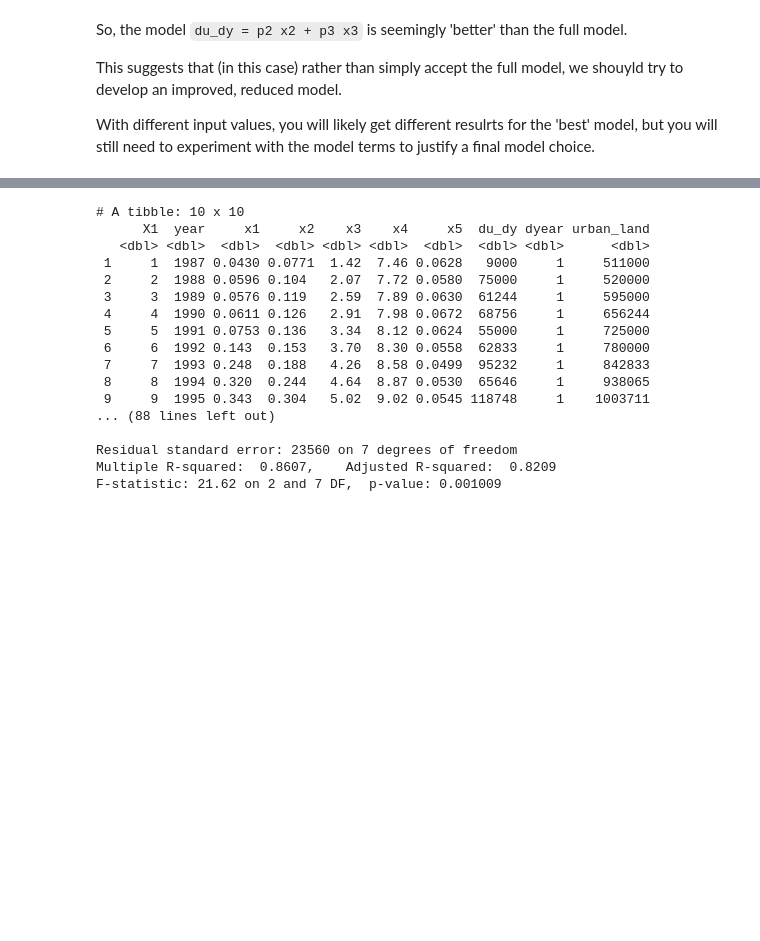
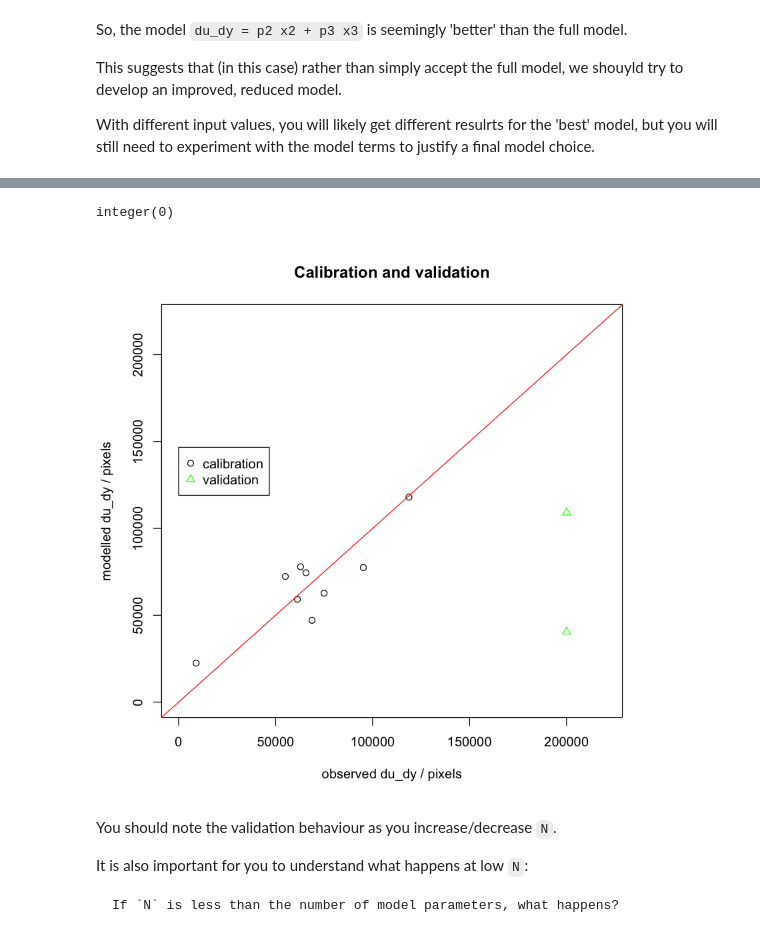
Before and after one commit to profLewis/GEOG0027_Coursework, a Jupyter notebook: docs/2021_UrbanModel.ipynb, the cells around one changed output, grey strips where cells are left out. Saved outputs shown, nothing was run; the diff lists cells and outputs as text; code cells hidden in the pictures; blank space fills up the shorter version.

```diff
--- a/docs/2021_UrbanModel.ipynb
+++ b/docs/2021_UrbanModel.ipynb
@@ -611,44 +577,35 @@ title('Validation (testing)')
-# %%
-%%R
-
-#########################
-#
-# What if we used fewer data points?
-#
-#########################
-count <- 10
-
-# loop over count years
-for (y0 in seq(first(model_data$year),last(model_data$year)-count,1)){
-    years <- seq(y0,y0+count-1)
-    sub = model_data[model_data$year %in% years,]
-    fits <- lm(du_dy ~ x2 + x5  , data=sub)
-
-
-    print(sub)
-    print(fits$coefficients)
-    print(summary(fits))
-}
-
-#fit <- lm(du_dy ~ x1 + x2 + x3 + x4 + x5, data=model_data)
-
-
-#c(array(fit$coefficients))
-# %% [output]
-# A tibble: 10 x 10
-      X1  year     x1     x2    x3    x4     x5  du_dy dyear urban_land
-   <dbl> <dbl>  <dbl>  <dbl> <dbl> <dbl>  <dbl>  <dbl> <dbl>      <dbl>
- 1     1  1987 0.0430 0.0771  1.42  7.46 0.0628   9000     1     511000
- 2     2  1988 0.0596 0.104   2.07  7.72 0.0580  75000     1     520000
- 3     3  1989 0.0576 0.119   2.59  7.89 0.0630  61244     1     595000
- 4     4  1990 0.0611 0.126   2.91  7.98 0.0672  68756     1     656244
- 5     5  1991 0.0753 0.136   3.34  8.12 0.0624  55000     1     725000
- 6     6  1992 0.143  0.153   3.70  8.30 0.0558  62833     1     780000
- 7     7  1993 0.248  0.188   4.26  8.58 0.0499  95232     1     842833
- 8     8  1994 0.320  0.244   4.64  8.87 0.0530  65646     1     938065
- 9     9  1995 0.343  0.304   5.02  9.02 0.0545 118748     1    1003711
-... (88 lines left out)
-
-Residual standard error: 23560 on 7 degrees of freedom
-Multiple R-squared:  0.8607,    Adjusted R-squared:  0.8209
-F-statistic: 21.62 on 2 and 7 DF,  p-value: 0.001009
+# %%
+# N needs to be *at least* the number
+# of parameters + 1 and more like 2 x
+# the number of parameters or more
+N = 9
+# get subset
+sub <- subber(N,model_data)
+
+# training
+train_du_dy <- predict(sub$fits, sub$train)
+
+# validation
+test_du_dy <- predict(sub$fits, sub$test)
+
+# max value for plotting
+m = max(c(train_du_dy,test_du_dy,sub$train$du_dy,sub$test$du_dy))
+
+# plotting in R
+plot(sub$train$du_dy,train_du_dy
+     ,xlim=c(0,m),ylim=c(0,m)
+     ,xlab='observed du_dy / pixels',
+     ,ylab='modelled du_dy / pixels') + abline(0,1,col="red")
+title('Calibration and validation')
+points(sub$test$du_dy,test_du_dy,col='green',pch=2)
+legend(0, m*4/6, legend=c("calibration","validation"),
+       col=c( "black", 'green'),pch=c(1,2))
+# %% [output]
+integer(0)
+[figure, added]
+# %% [markdown]
+You should note the validation behaviour as you increase/decrease `N`.
+
+It is also important for you to understand what happens at low `N`:
+
+    If `N` is less than the number of model parameters, what happens?
```
Also changed, not shown: parts of 6 cells of this notebook.
